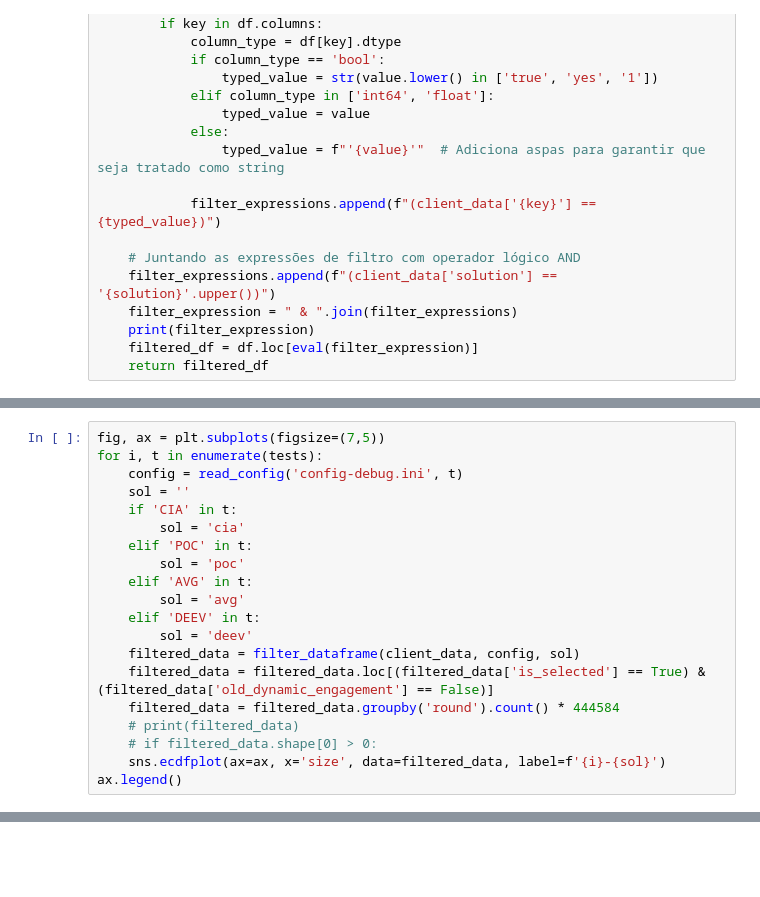
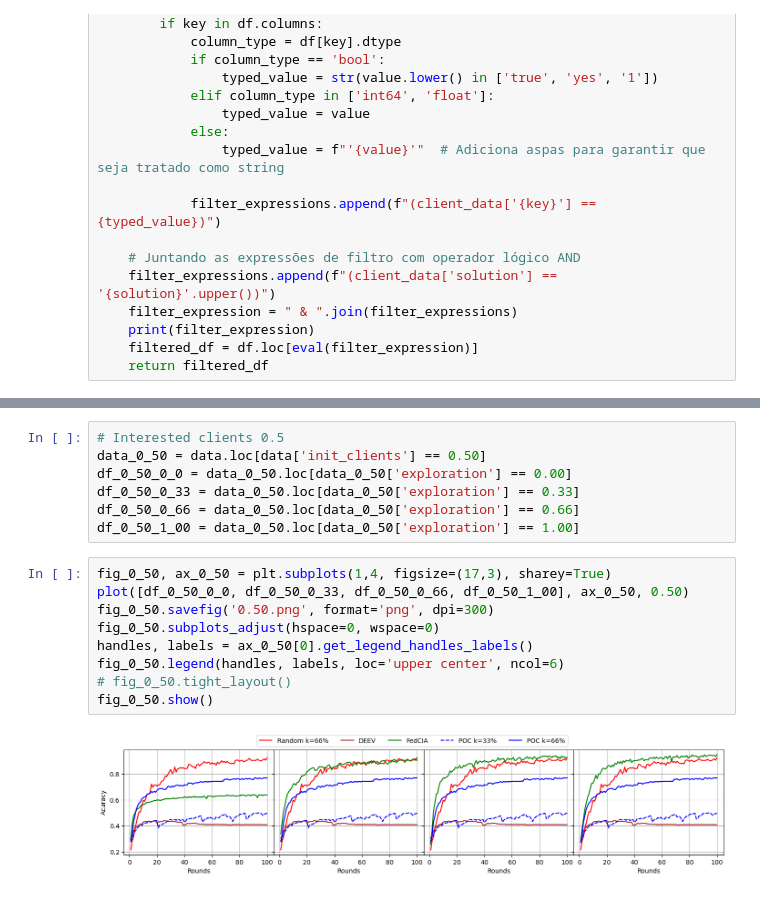
Before and after one commit to rafaeloj/LetsFed, a Jupyter notebook: plots.ipynb, the cells around one changed output, grey strips where cells are left out. Cells and saved outputs as stored; diff of their text form; blank space fills up the shorter version.

```diff
--- a/plots.ipynb
+++ b/plots.ipynb
@@ -186,20 +71,0 @@ ax.legend()
-# %%
-fig, ax = plt.subplots(figsize=(7,5))
-for i, t in enumerate(tests):
-    config = read_config('config-debug.ini', t)
-    sol = ''
-    if 'CIA' in t:
-        sol = 'cia'
-    elif 'POC' in t:
-        sol = 'poc'
-    elif 'AVG' in t:
-        sol = 'avg'
-    elif 'DEEV' in t:
-        sol = 'deev'
-    filtered_data = filter_dataframe(client_data, config, sol)
-    filtered_data = filtered_data.loc[(filtered_data['is_selected'] == True) & (filtered_data['old_dynamic_engagement'] == False)]
-    filtered_data = filtered_data.groupby('round').count() * 444584
-    # print(filtered_data)
-    # if filtered_data.shape[0] > 0:
-    sns.ecdfplot(ax=ax, x='size', data=filtered_data, label=f'{i}-{sol}')
-ax.legend()
@@ -212,0 +284,18 @@ ax.legend()
+# %%
+# Interested clients 0.5
+data_0_50 = data.loc[data['init_clients'] == 0.50]
+df_0_50_0_0 = data_0_50.loc[data_0_50['exploration'] == 0.00]
+df_0_50_0_33 = data_0_50.loc[data_0_50['exploration'] == 0.33]
+df_0_50_0_66 = data_0_50.loc[data_0_50['exploration'] == 0.66]
+df_0_50_1_00 = data_0_50.loc[data_0_50['exploration'] == 1.00]
+# %%
+fig_0_50, ax_0_50 = plt.subplots(1,4, figsize=(17,3), sharey=True)
+plot([df_0_50_0_0, df_0_50_0_33, df_0_50_0_66, df_0_50_1_00], ax_0_50, 0.50)
+fig_0_50.savefig('0.50.png', format='png', dpi=300)
+fig_0_50.subplots_adjust(hspace=0, wspace=0)
+handles, labels = ax_0_50[0].get_legend_handles_labels()
+fig_0_50.legend(handles, labels, loc='upper center', ncol=6)
+# fig_0_50.tight_layout()
+fig_0_50.show()
+# %% [output]
+[figure, added]
```
Also changed, not shown: parts of 62 cells of this notebook, 10 other files.
